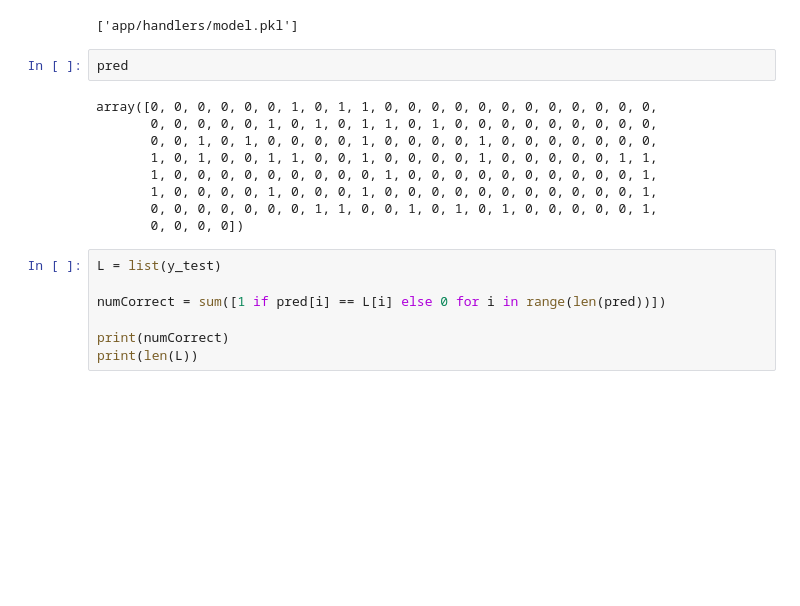
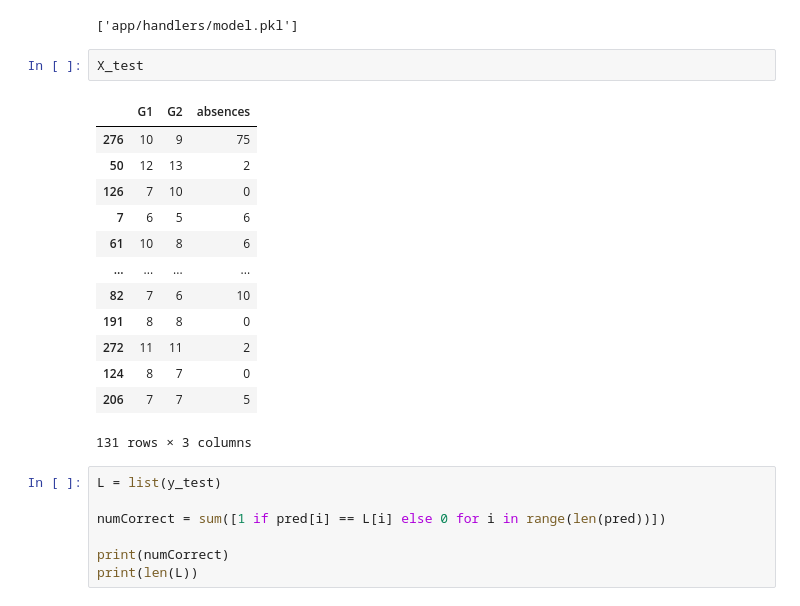
Before and after one commit to CMU-313/fall-22-hw4-team-e2, a Jupyter notebook: model_build.ipynb, the cells around one changed output. Drawn from its saved outputs; the diff is of its cells as text; blank space fills up the shorter version.

```diff
--- a/model_build.ipynb
+++ b/model_build.ipynb
@@ -122,17 +122,22 @@ import joblib
 joblib.dump(clf, 'app/handlers/model.pkl')
 # %% [output]
 ['app/handlers/model.pkl']
-# %%
-pred
-# %% [output]
-array([0, 0, 0, 0, 0, 0, 1, 0, 1, 1, 0, 0, 0, 0, 0, 0, 0, 0, 0, 0, 0, 0,
-       0, 0, 0, 0, 0, 1, 0, 1, 0, 1, 1, 0, 1, 0, 0, 0, 0, 0, 0, 0, 0, 0,
-       0, 0, 1, 0, 1, 0, 0, 0, 0, 1, 0, 0, 0, 0, 1, 0, 0, 0, 0, 0, 0, 0,
-       1, 0, 1, 0, 0, 1, 1, 0, 0, 1, 0, 0, 0, 0, 1, 0, 0, 0, 0, 0, 1, 1,
-       1, 0, 0, 0, 0, 0, 0, 0, 0, 0, 1, 0, 0, 0, 0, 0, 0, 0, 0, 0, 0, 1,
-       1, 0, 0, 0, 0, 1, 0, 0, 0, 1, 0, 0, 0, 0, 0, 0, 0, 0, 0, 0, 0, 1,
-       0, 0, 0, 0, 0, 0, 0, 1, 1, 0, 0, 1, 0, 1, 0, 1, 0, 0, 0, 0, 0, 1,
-       0, 0, 0, 0])
+# %%
+X_test
+# %% [output]
+|  | G1 | G2 | absences |
+| 276 | 10 | 9 | 75 |
+| 50 | 12 | 13 | 2 |
+| 126 | 7 | 10 | 0 |
+| 7 | 6 | 5 | 6 |
+| 61 | 10 | 8 | 6 |
+| ... | ... | ... | ... |
+| 82 | 7 | 6 | 10 |
+| 191 | 8 | 8 | 0 |
+| 272 | 11 | 11 | 2 |
+| 124 | 8 | 7 | 0 |
+| 206 | 7 | 7 | 5 |
+131 rows × 3 columns
 # %%
 L = list(y_test)
 
```
Also changed, not shown: parts of 1 cell of this notebook, 6 other files.
